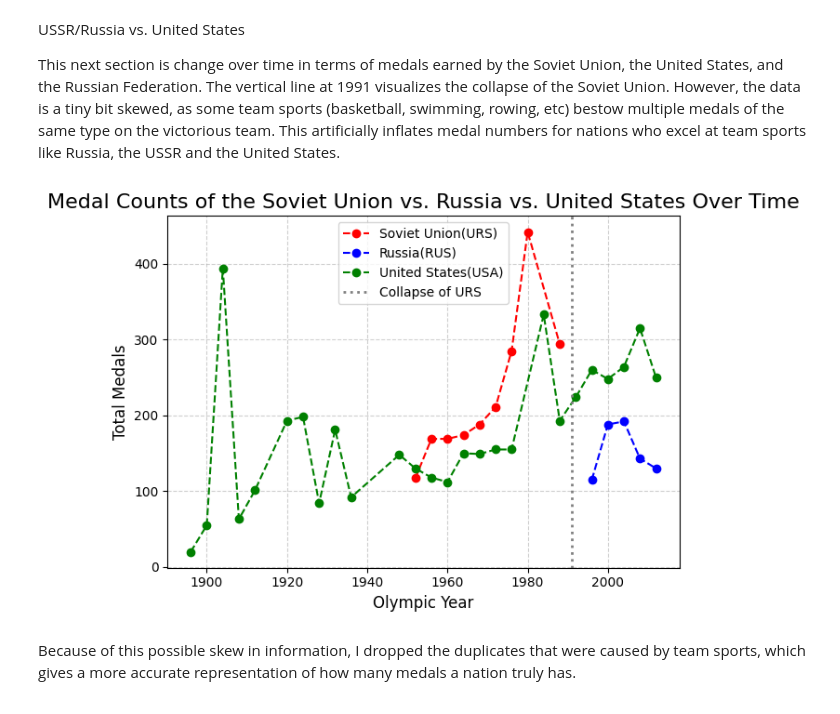
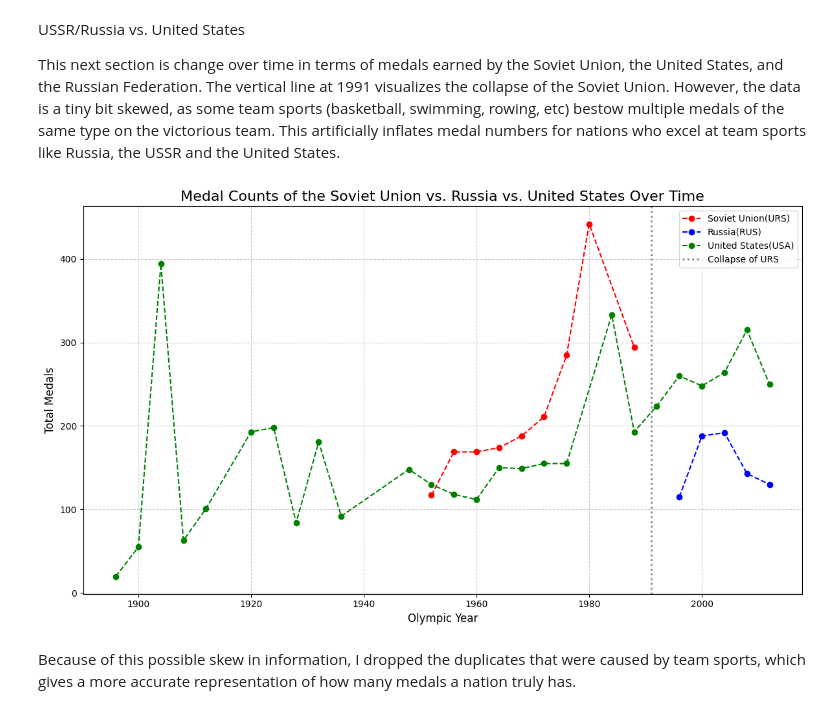
Before and after one commit to kwaldro7/Data-Mining-Project-1, a Jupyter notebook: olympicproject1.ipynb, the cells around one changed output. Saved outputs shown, nothing was run; the diff lists cells and outputs as text; code cells hidden in the pictures.

```diff
--- a/olympicproject1.ipynb
+++ b/olympicproject1.ipynb
@@ -123,20 +123,22 @@ urs_medals = df_cleaned[df_cleaned['Country'] == 'URS'].groupby('Year')['Medal']
 rus_medals = df_cleaned[df_cleaned['Country'] == 'RUS'].groupby('Year')['Medal'].count()
 usa_medals = df_cleaned[df_cleaned['Country'] == 'USA'].groupby('Year')['Medal'].count()
 # %%
+plt.figure(figsize=(12, 7))
 plt.plot(urs_medals.index, urs_medals.values, marker='o', label='Soviet Union(URS)', linestyle='--', color='red')
 plt.plot(rus_medals.index, rus_medals.values, marker='o', label='Russia(RUS)', linestyle='--', color='blue')
 plt.plot(usa_medals.index, usa_medals.values, marker='o', label='United States(USA)', linestyle='--', color='green')
 
 
 plt.axvline(x=1991, color='grey', linestyle=':', linewidth=2, label='Collapse of URS')
 plt.title('Medal Counts of the Soviet Union vs. Russia vs. United States Over Time', fontsize=16)
 plt.xlabel('Olympic Year', fontsize=12)
 plt.ylabel('Total Medals', fontsize=12)
 plt.legend()
 plt.grid(True, linestyle='--', alpha=0.6)
 plt.tight_layout()
+plt.show()
 # %% [output]
-[figure, old version]
+[figure, new version]
 # %% [markdown]
 Because of this possible skew in information, I dropped the duplicates that were caused by team sports, which gives a more accurate representation of how many medals a nation truly has.
 # %%
```
Also changed, not shown: 6 other files.
